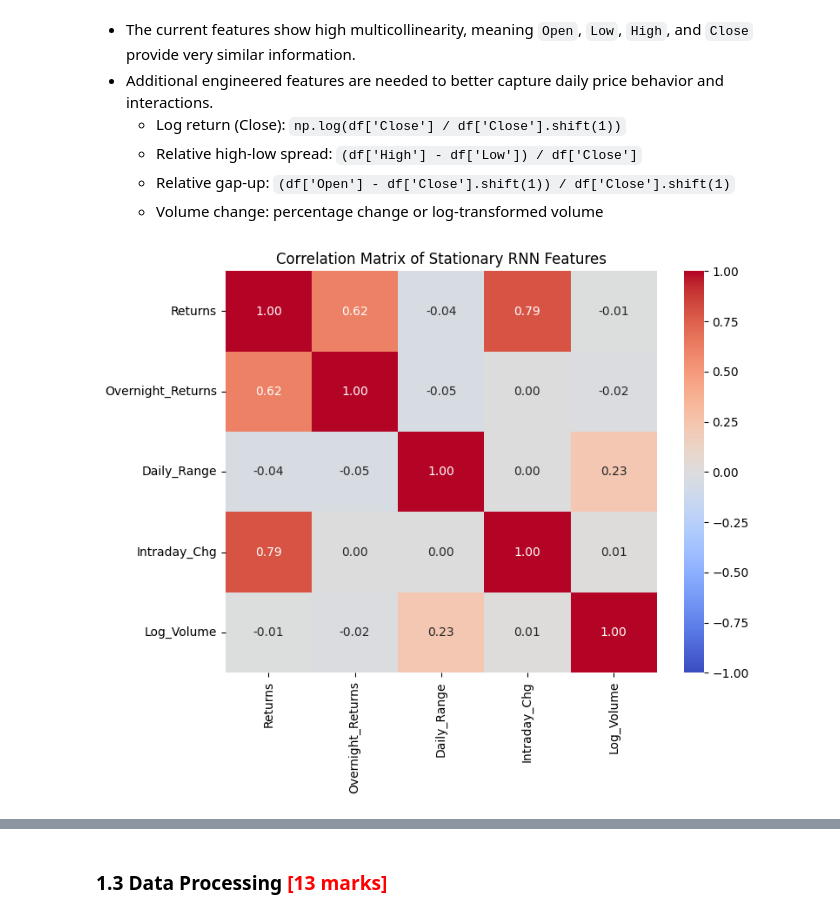
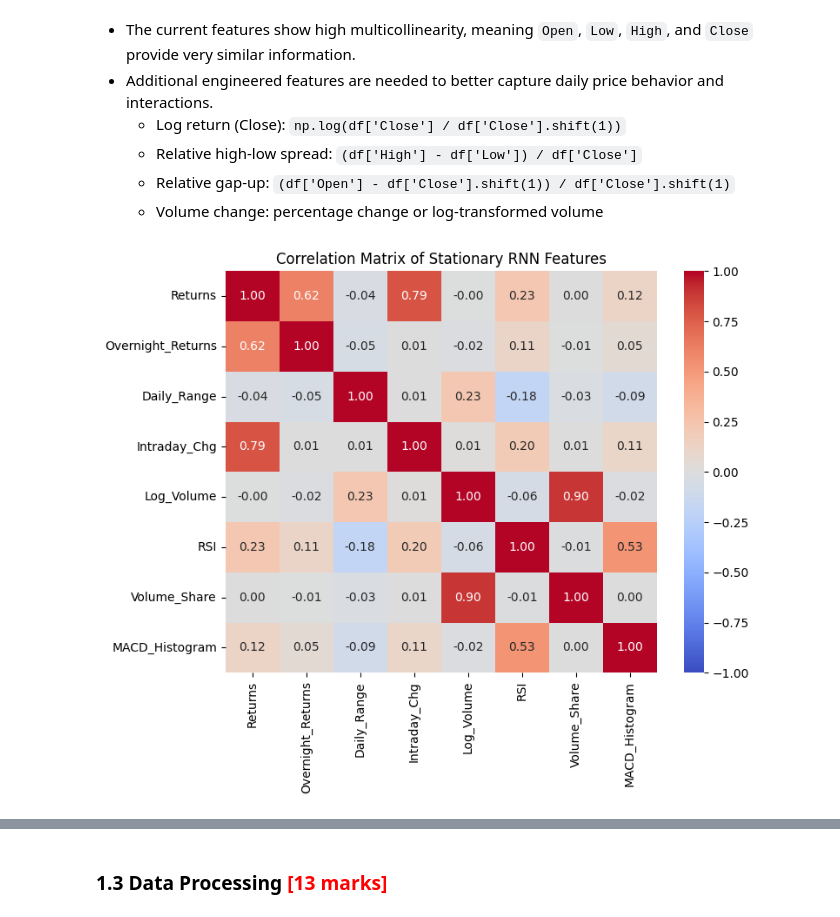
Before and after one commit to VFulara/RNN_Stock_Price_Prediction, a Jupyter notebook: RNN_Assg_Stock_Price_Prediction_Starter.ipynb, the cells around one changed output, grey strips where cells are left out. Drawn from its saved outputs; the diff is of its cells as text; code cells hidden in the pictures.

```diff
--- a/RNN_Assg_Stock_Price_Prediction_Starter.ipynb
+++ b/RNN_Assg_Stock_Price_Prediction_Starter.ipynb
@@ -242,29 +250,52 @@ plt.show()
   - Relative high-low spread: `(df['High'] - df['Low']) / df['Close']`
   - Relative gap-up: `(df['Open'] - df['Close'].shift(1)) / df['Close'].shift(1)`
   - Volume change: percentage change or log-transformed volume
+# %%
+def compute_rsi(series, periods=14):
+    delta = series.diff()
+    gain = (delta.where(delta > 0, 0)).rolling(window=periods).mean()
+    loss = (-delta.where(delta < 0, 0)).rolling(window=periods).mean()
+    rs = gain / (loss + 1e-8)
+    return 100 - (100 / (1 + rs))
 # %%
 rnn_df = stocks_df.copy()
 
 rnn_df = rnn_df.sort_values(by=['Name', 'Date'])
 rnn_df['Prev_Close'] = rnn_df.groupby('Name')['Close'].shift(1)
 
 # 1. Transform raw prices into stationary, meaningful features
 rnn_df['Returns'] = np.log(rnn_df['Close'] / rnn_df['Prev_Close'])
 rnn_df['Overnight_Returns'] = np.log(rnn_df['Open'] / rnn_df['Prev_Close'])
 rnn_df['Daily_Range'] = (rnn_df['High'] - rnn_df['Low']) / rnn_df['Close']
 rnn_df['Intraday_Chg'] = (rnn_df['Close'] - rnn_df['Open']) / rnn_df['Open']
 rnn_df['Log_Volume'] = np.log(rnn_df['Volume'])
 
-feature_cols = ['Returns', 'Overnight_Returns', 'Daily_Range', 'Intraday_Chg', 'Log_Volume']
+rnn_df['RSI'] = rnn_df.groupby('Name')['Close'].transform(lambda x: compute_rsi(x))
+
+daily_total_volume = rnn_df.groupby('Date')['Volume'].transform('sum')
+rnn_df['Volume_Share'] = rnn_df['Volume'] / daily_total_volume
+
+#MACD
+rnn_df['EMA_12'] = rnn_df.groupby('Name')['Close'].transform(lambda x: x.ewm(span=12, adjust=False).mean())
+rnn_df['EMA_26'] = rnn_df.groupby('Name')['Close'].transform(lambda x: x.ewm(span=26, adjust=False).mean())
+rnn_df['MACD'] = rnn_df['EMA_12'] - rnn_df['EMA_26']
+rnn_df['Signal_Line'] = rnn_df.groupby('Name')['MACD'].transform(lambda x: x.ewm(span=9, adjust=False).mean())
+rnn_df['MACD_Histogram'] = rnn_df['MACD'] - rnn_df['Signal_Line']
+
+drop_cols = ['EMA_12', 'EMA_26', 'MACD', 'Signal_Line']
+rnn_df = rnn_df.drop(columns=drop_cols)
+
+
+feature_cols = ['Returns', 'Overnight_Returns', 'Daily_Range', 'Intraday_Chg', 'Log_Volume', 'RSI', 'Volume_Share', 'MACD_Histogram']
 rnn_features_clean = rnn_df.dropna(subset=feature_cols)
 
 # 3. Plot the new, highly descriptive correlation matrix
 plt.figure(figsize=(8, 6))
 sns.heatmap(rnn_features_clean[feature_cols].corr(), annot=True, cmap='coolwarm', fmt=".2f", vmin=-1, vmax=1)
 plt.title('Correlation Matrix of Stationary RNN Features')
 plt.show()
 # %% [output]
-[figure, old version]
+[figure, new version]
 # %% [markdown]
 - There is a highly positive correlation of 0.79 between Returns and Intraday_Chg
     - Intraday_Chg measures price movement from Open to Close, while Returns measures Close to Close (which includes overnight gaps)
```
Also changed, not shown: parts of 54 cells of this notebook, 1 other file.
